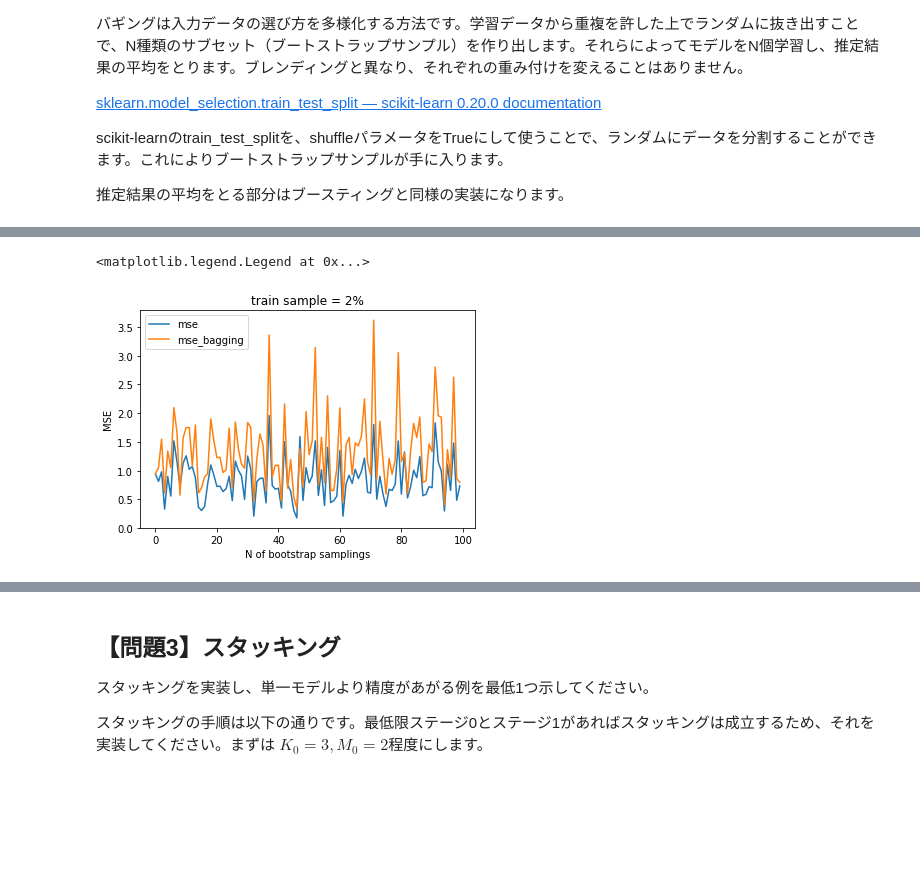
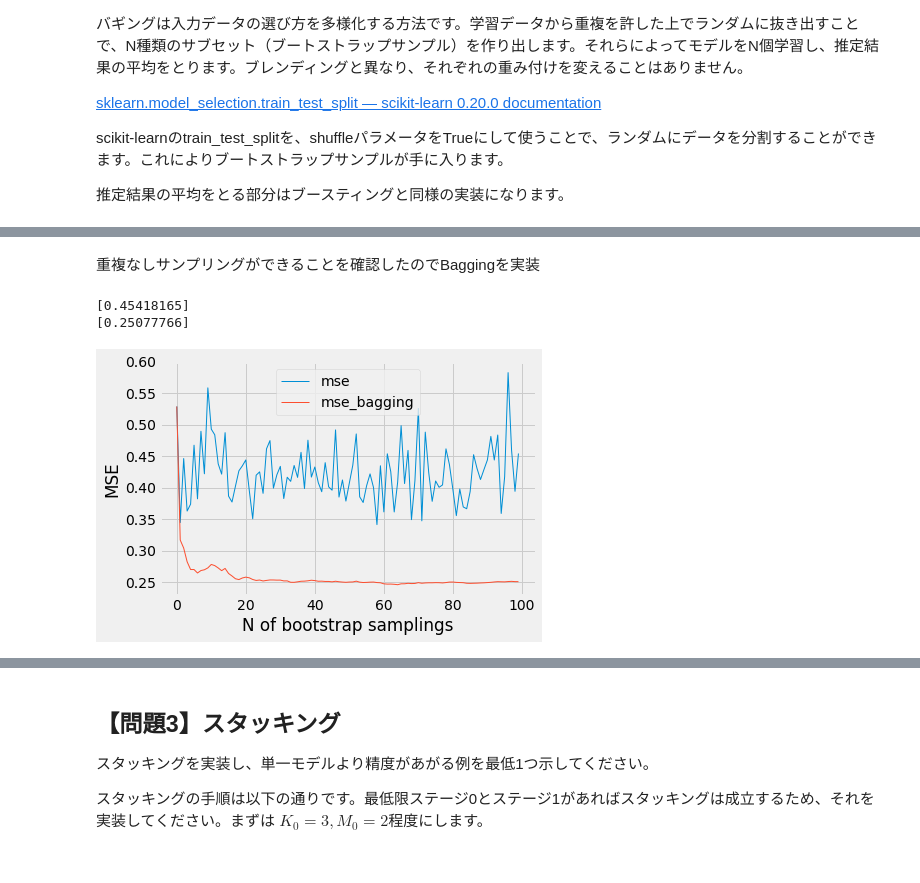
Before and after one commit to ohmorimori/diveintocode-ml, a Jupyter notebook: diveintocode-term1/sprint/sprint9/sprint9-ml-ensemble.ipynb, the cells around one changed output, grey strips where cells are left out. Cells and saved outputs as stored; diff of their text form; code cells hidden in the pictures; blank space fills up the shorter version.

```diff
--- a/diveintocode-term1/sprint/sprint9/sprint9-ml-ensemble.ipynb
+++ b/diveintocode-term1/sprint/sprint9/sprint9-ml-ensemble.ipynb
@@ -242,34 +278,50 @@ def pipeline(model, X, y, train_size = 8/10):
+# %% [markdown]
+重複なしサンプリングができることを確認したのでBaggingを実装
 # %%
-#インスタンス生成
-lnr = LinearRegression()
-svr = SVR()
-dtr = DecisionTreeRegressor()
+#train size = 80%
+train_size = 80/100
 
-train_size = 2/100
-#全サンプル数
-n_samples = round(df.shape[0]*(1-train_size))
-y_pred_rpt = np.empty((n_samples, 0))
-#bootstrap sample & fit
+#train_test_split
+X_train, X_valid, y_train, y_valid = train_test(df.loc[:, ["GrLivArea", "YearBuilt"]], df["SalePrice"], train_size)
+#scale
+X_train, X_valid, y_train, y_valid = scale(X_train, X_valid, y_train, y_valid)
+
+#predict結果とmseを保管する箱を初期化
+y_pred_rpt = np.empty((y_valid.shape[0], 0))
 mse_ary = np.empty((1, 0))
 mse_bag_ary = np.empty((1, 0))
+
 for i in range(100):
-        y_pred, y_valid = pipeline(dtr, df.loc[:, ["GrLivArea", "YearBuilt"]], df["SalePrice"], train_size)
+        #重複ありのインデックスを生成 (0 to len(X))
+        rand_idx = np.random.randint(0, X_train.shape[0], size=X_train.shape[0])
+
+        #予測モデルのインスタンス生成
+        dtr = DecisionTreeRegressor()
+
+        #生成したインデックスを用いてXから重複を許してサンプリング
+        #fit, predict
+        y_pred = fit_predict(dtr, X_train[rand_idx, :], X_valid, y_train[rand_idx])
+
+        #predict結果を保管
         y_pred_rpt = np.append(y_pred_rpt, np.array(y_pred), axis=1)
+        #保管されたpredict結果の平均をとってbagging resultとする
+        y_pred_bagging = y_pred_rpt.mean(axis=1)
 
-        y_pred_bagging = y_pred_rpt.mean(axis=1)
-        #evaluate
+        #mse計算
         mse = evaluate(y_valid, y_pred)
         mse_bag = evaluate(y_valid, y_pred_bagging)
 
+        #mse保管
         mse_ary = np.append(mse_ary, mse)
         mse_bag_ary = np.append(mse_bag_ary, mse_bag)
 
-plt.plot(mse_ary, label='mse')
-plt.plot(mse_bag_ary, label='mse_bagging')
-plt.title('train sample = 2%')
+#結果をplot
+plt.plot(mse_ary, label='mse', linewidth=1)
+plt.plot(mse_bag_ary, label='mse_bagging', linewidth=1)
 plt.xlabel('N of bootstrap samplings')
 plt.ylabel('MSE')
 plt.legend()
 # %% [output]
-<matplotlib.legend.Legend at 0x...>
+[0.45418165]
+[0.25077766]
-[figure, old version]
+[figure, new version]
```
Also changed, not shown: parts of 33 cells of this notebook.
